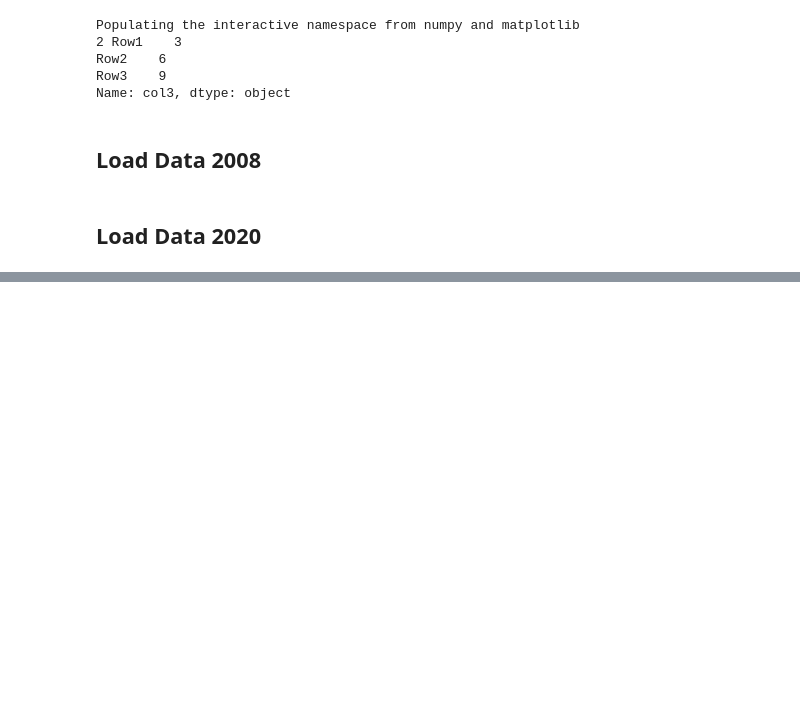
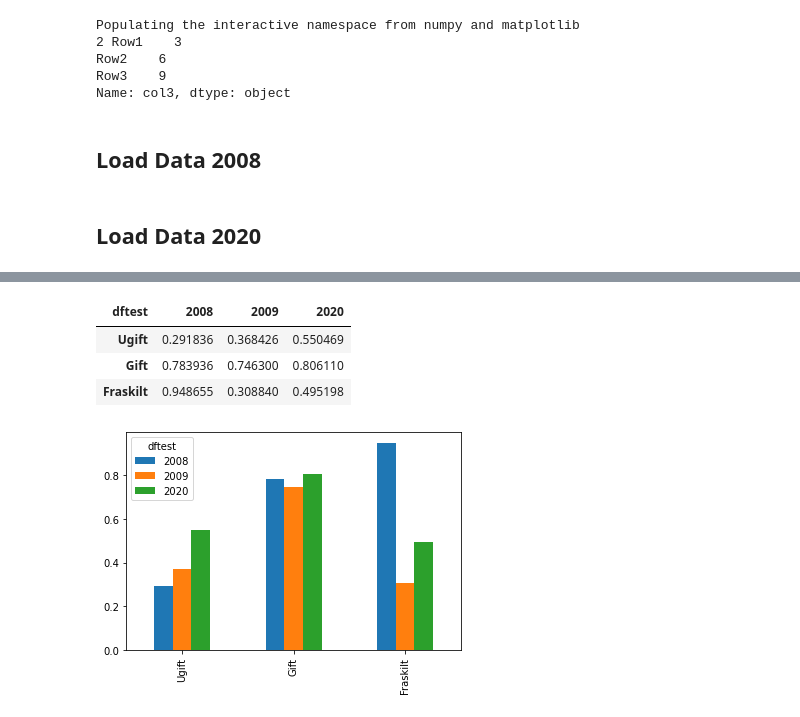
Before and after one commit to Peter-Rambeck/python_week_handin, a Jupyter notebook: Week_5.ipynb, the cells around one changed output, grey strips where cells are left out. Saved outputs shown, nothing was run; the diff lists cells and outputs as text; code cells hidden in the pictures; blank space fills up the shorter version.

```diff
--- a/Week_5.ipynb
+++ b/Week_5.ipynb
@@ -103,0 +133,12 @@ Populating the interactive namespace from numpy and matplotlib
+# %%
+dftest = pd.DataFrame(np.random.rand(3, 3),
+     index=['Ugift', 'Gift', 'Fraskilt'],
+     columns=pd.Index(['2008', '2009', '2020'], name='dftest'))
+dftest.plot.bar()
+dftest
+# %% [output]
+| dftest | 2008 | 2009 | 2020 |
+| Ugift | 0.291836 | 0.368426 | 0.550469 |
+| Gift | 0.783936 | 0.746300 | 0.806110 |
+| Fraskilt | 0.948655 | 0.308840 | 0.495198 |
+[figure, added]
```
Also changed, not shown: parts of 10 cells of this notebook.
